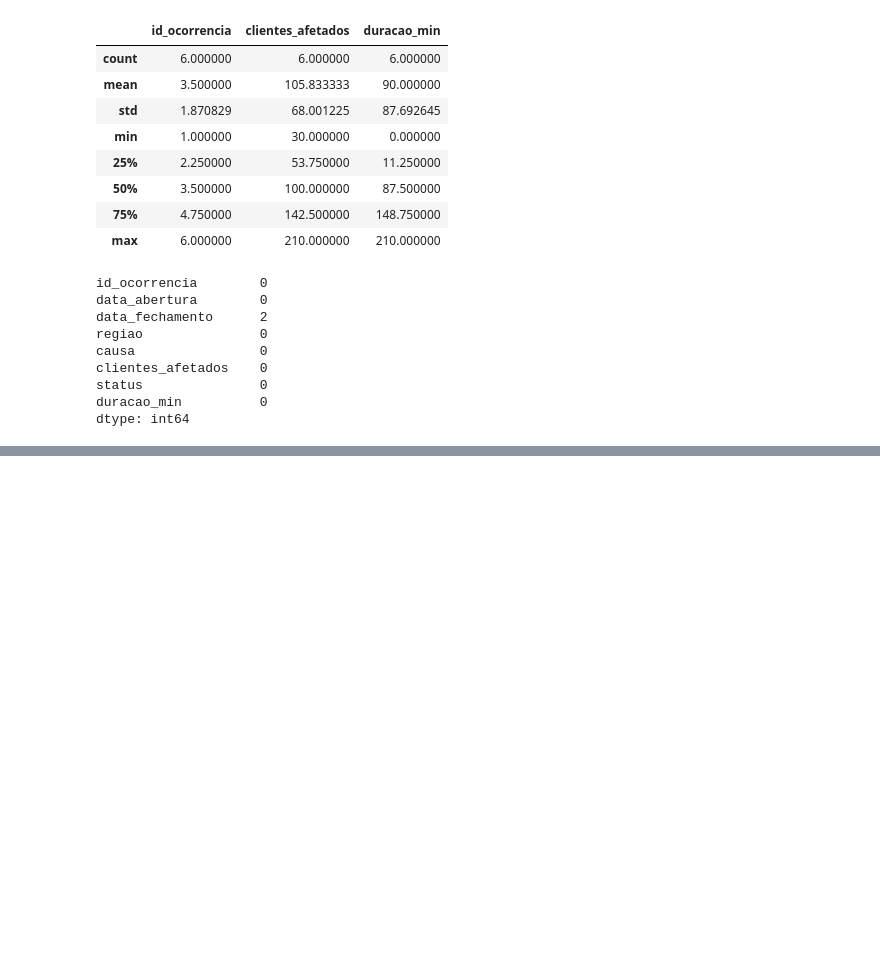
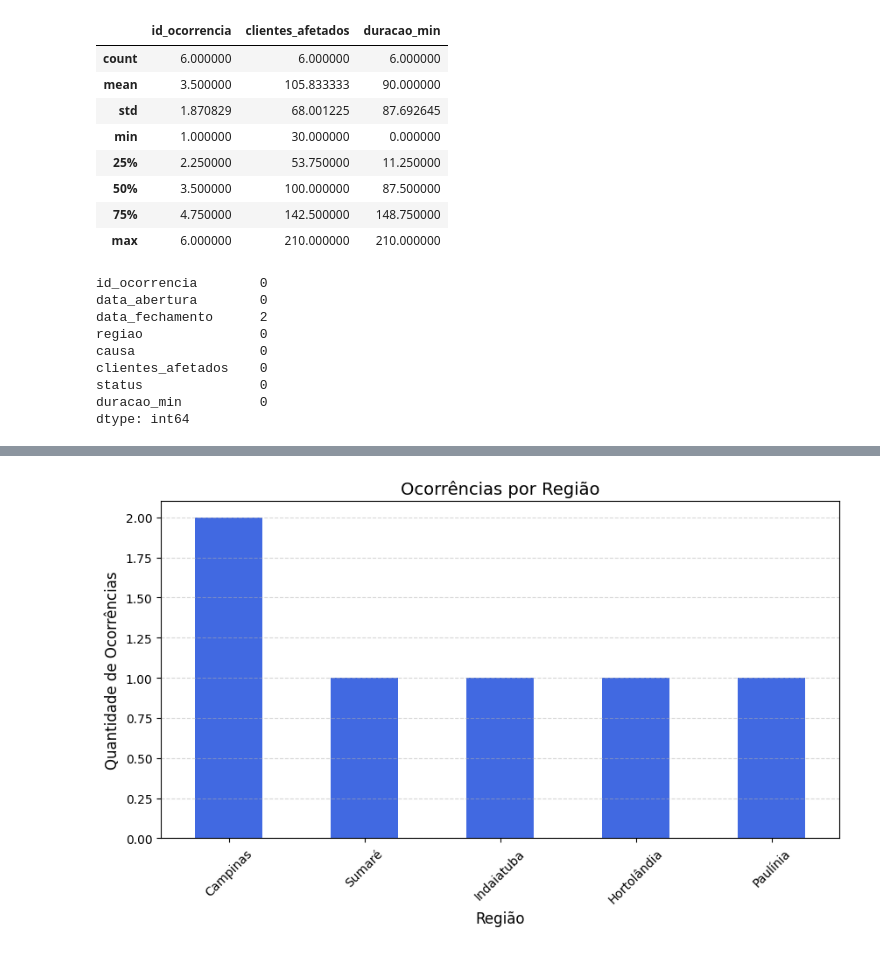
Before and after one commit to BrunoApMarques/cpfl-energy-analytics, a Jupyter notebook: notebooks/01_exploracao_interrupcoes.ipynb, the cells around one changed output, grey strips where cells are left out. Saved outputs shown, nothing was run; the diff lists cells and outputs as text; code cells hidden in the pictures; blank space fills up the shorter version.

```diff
--- a/notebooks/01_exploracao_interrupcoes.ipynb
+++ b/notebooks/01_exploracao_interrupcoes.ipynb
@@ -66,3 +66,20 @@ df.head()
 | 2 | 3 | 2025-01-03 09:00:00 | 2025-01-03 12:30:00 | Indaiatuba | Acidente | 210 | Concluída | ... |
 | 3 | 4 | 2025-01-04 11:15:00 | NaT | Campinas | Manutenção | 80 | Em atendimento | ... |
 | 4 | 5 | 2025-01-05 07:55:00 | 2025-01-05 08:40:00 | Hortolândia | Temporal | 30 | Concluída | ... |
+# %%
+# Contagem de ocorrências por região
+ocorrencias_regiao = df['regiao'].value_counts()
+
+# Plot
+plt.figure(figsize=(10, 5))
+ocorrencias_regiao.plot(kind='bar', color='royalblue')
+
+plt.title('Ocorrências por Região', fontsize=14)
+plt.xlabel('Região', fontsize=12)
+plt.ylabel('Quantidade de Ocorrências', fontsize=12)
+plt.xticks(rotation=45)
+plt.grid(axis='y', linestyle='--', alpha=0.5)
+
+plt.show()
+# %% [output]
+[figure, added]
```
Also changed, not shown: parts of 6 cells of this notebook.
